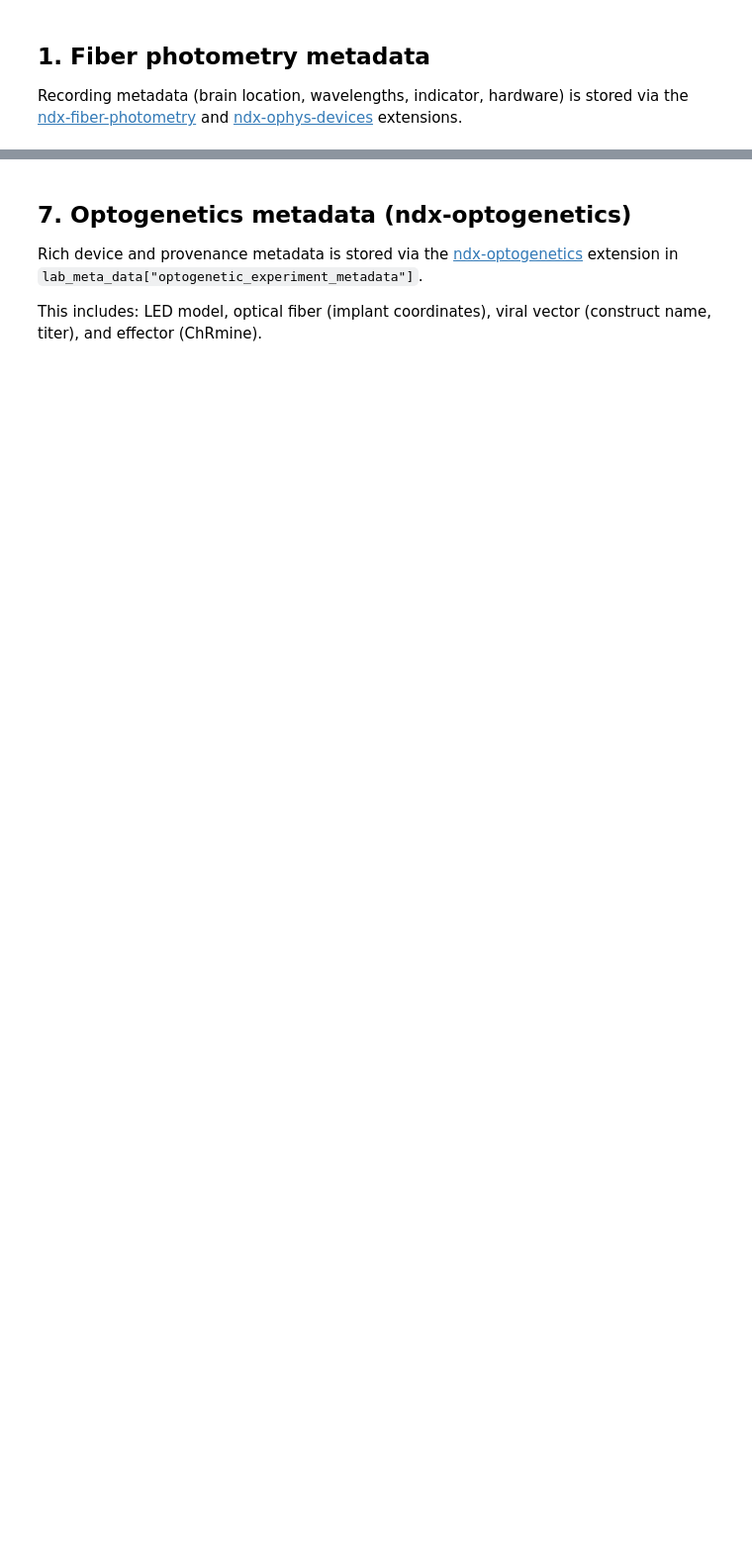
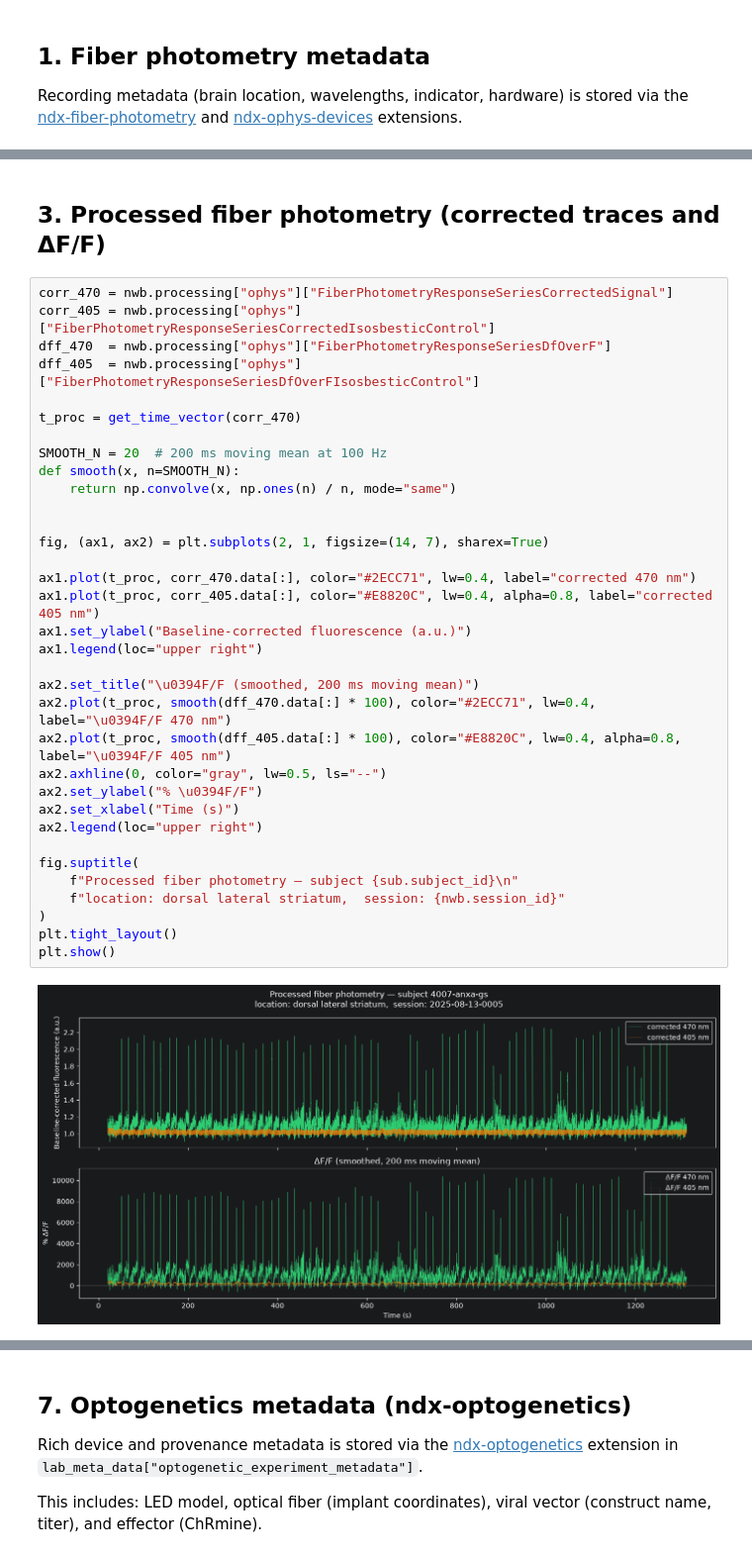
Before and after one commit to catalystneuro/dombeck-lab-to-nwb, a Jupyter notebook: src/dombeck_lab_to_nwb/chen2026/tutorials/chen2026_demo.ipynb, the cells around one changed output, grey strips where cells are left out. Shown at 99% size. Drawn from its saved outputs; the diff is of its cells as text; blank space fills up the shorter version.

```diff
--- a/src/dombeck_lab_to_nwb/chen2026/tutorials/chen2026_demo.ipynb
+++ b/src/dombeck_lab_to_nwb/chen2026/tutorials/chen2026_demo.ipynb
@@ -401,0 +144,38 @@ plt.show()
+# %% [markdown]
+## 3. Processed fiber photometry (corrected traces and ΔF/F)
+# %%
+corr_470 = nwb.processing["ophys"]["FiberPhotometryResponseSeriesCorrectedSignal"]
+corr_405 = nwb.processing["ophys"]["FiberPhotometryResponseSeriesCorrectedIsosbesticControl"]
+dff_470  = nwb.processing["ophys"]["FiberPhotometryResponseSeriesDfOverF"]
+dff_405  = nwb.processing["ophys"]["FiberPhotometryResponseSeriesDfOverFIsosbesticControl"]
+
+t_proc = get_time_vector(corr_470)
+
+SMOOTH_N = 20  # 200 ms moving mean at 100 Hz
+def smooth(x, n=SMOOTH_N):
+    return np.convolve(x, np.ones(n) / n, mode="same")
+
+
+fig, (ax1, ax2) = plt.subplots(2, 1, figsize=(14, 7), sharex=True)
+
+ax1.plot(t_proc, corr_470.data[:], color="#2ECC71", lw=0.4, label="corrected 470 nm")
+ax1.plot(t_proc, corr_405.data[:], color="#E8820C", lw=0.4, alpha=0.8, label="corrected 405 nm")
+ax1.set_ylabel("Baseline-corrected fluorescence (a.u.)")
+ax1.legend(loc="upper right")
+
+ax2.set_title("\u0394F/F (smoothed, 200 ms moving mean)")
+ax2.plot(t_proc, smooth(dff_470.data[:] * 100), color="#2ECC71", lw=0.4, label="\u0394F/F 470 nm")
+ax2.plot(t_proc, smooth(dff_405.data[:] * 100), color="#E8820C", lw=0.4, alpha=0.8, label="\u0394F/F 405 nm")
+ax2.axhline(0, color="gray", lw=0.5, ls="--")
+ax2.set_ylabel("% \u0394F/F")
+ax2.set_xlabel("Time (s)")
+ax2.legend(loc="upper right")
+
+fig.suptitle(
+    f"Processed fiber photometry — subject {sub.subject_id}\n"
+    f"location: dorsal lateral striatum,  session: {nwb.session_id}"
+)
+plt.tight_layout()
+plt.show()
+# %% [output]
+[figure, added]
```
Also changed, not shown: parts of 45 cells of this notebook.
